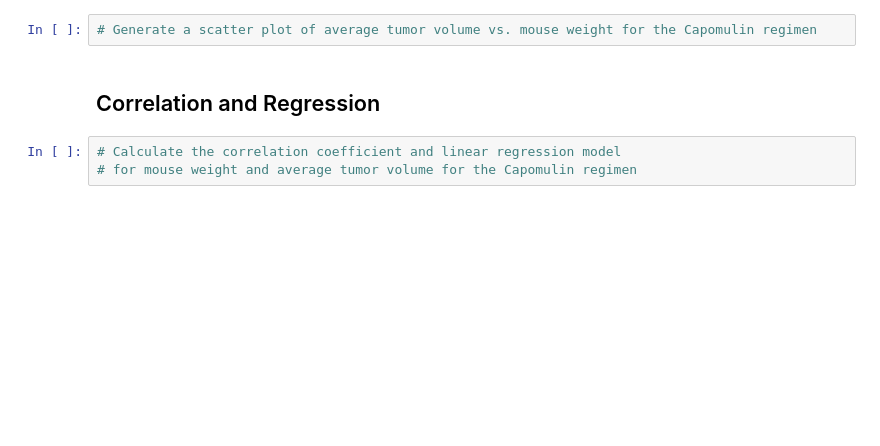
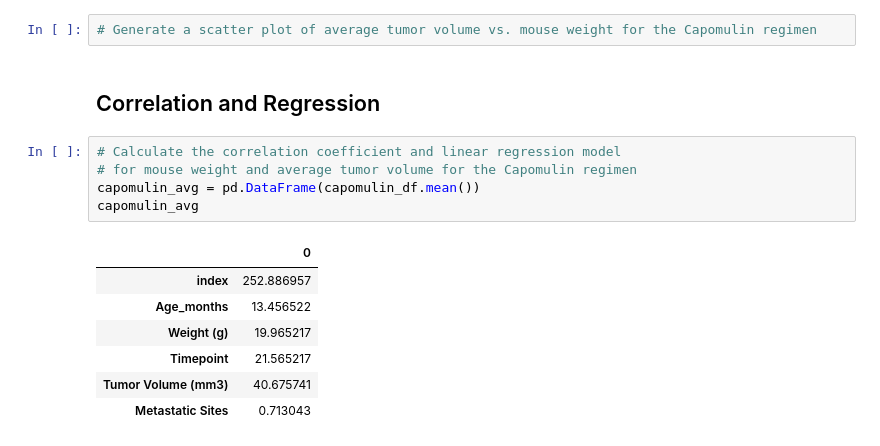
Before and after one commit to tdb219/matplotlib-challenge, a Jupyter notebook: pymaceuticals.ipynb, the cells around one changed output. Drawn from its saved outputs; the diff is of its cells as text; blank space fills up the shorter version.

```diff
--- a/pymaceuticals.ipynb
+++ b/pymaceuticals.ipynb
@@ -263,3 +296,13 @@ upper_bound
 # %%
 # Calculate the correlation coefficient and linear regression model
 # for mouse weight and average tumor volume for the Capomulin regimen
+capomulin_avg = pd.DataFrame(capomulin_df.mean())
+capomulin_avg
+# %% [output]
+|  | 0 |
+| index | 252.886957 |
+| Age_months | 13.456522 |
+| Weight (g) | 19.965217 |
+| Timepoint | 21.565217 |
+| Tumor Volume (mm3) | 40.675741 |
+| Metastatic Sites | 0.713043 |
```
Also changed, not shown: parts of 7 cells of this notebook.
